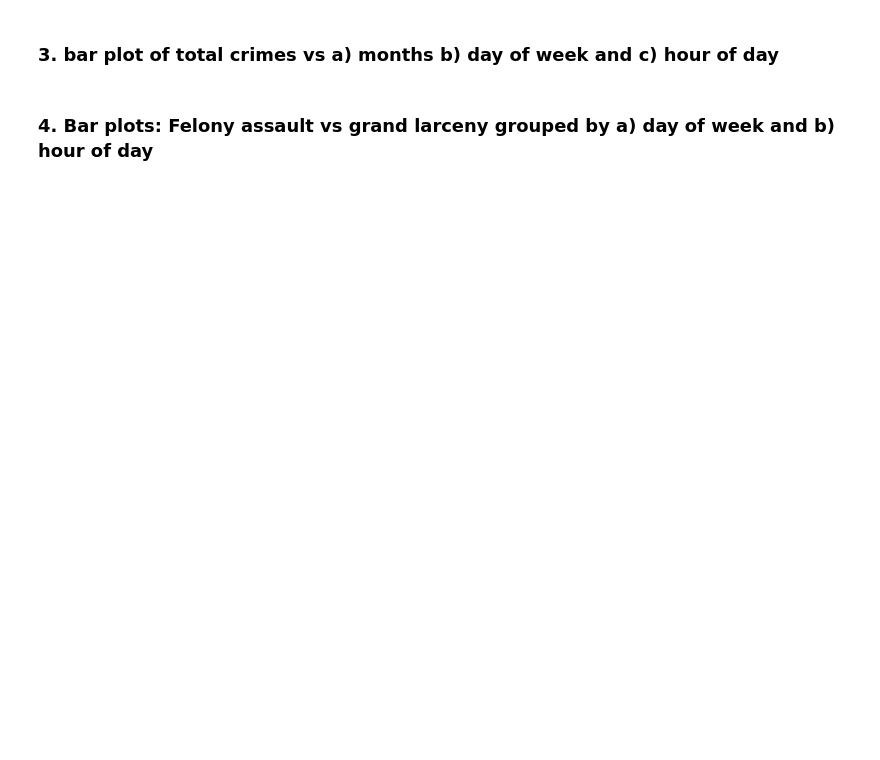
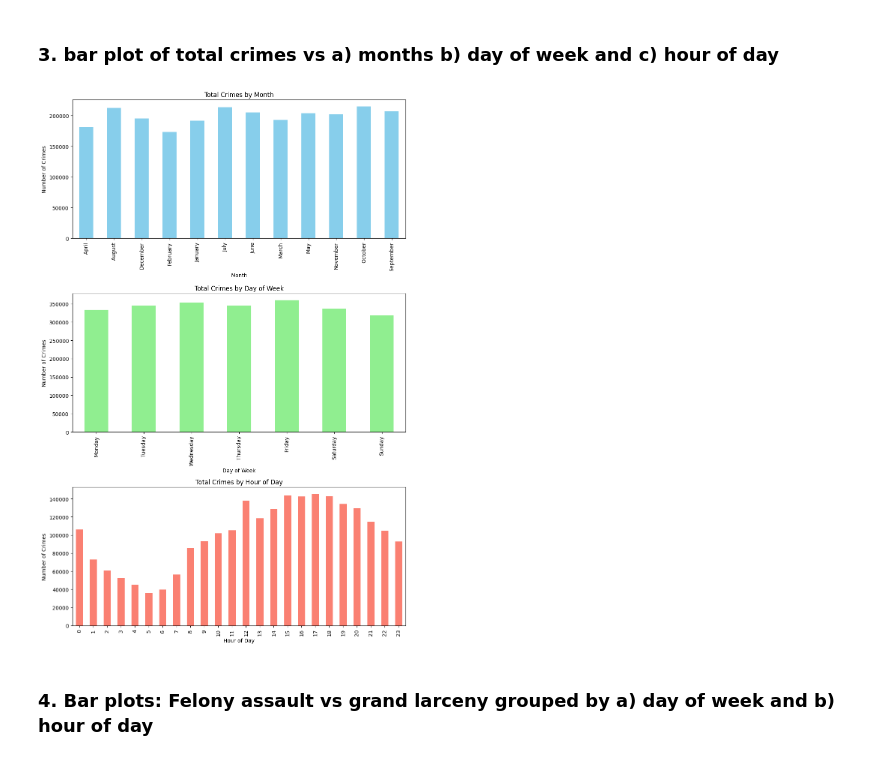
Before and after one commit to NORANKAM/Midterm, a Jupyter notebook: midterm_IADS2024.ipynb, the cells around one changed output. Cells and saved outputs as stored; diff of their text form; code cells hidden in the pictures; blank space fills up the shorter version.

```diff
--- a/midterm_IADS2024.ipynb
+++ b/midterm_IADS2024.ipynb
@@ -126,7 +143,8 @@ data.isna().sum()
 # %%
 data['CMPLNT_FR_DT'] = pd.to_datetime(data['CMPLNT_FR_DT'], errors='coerce')
 # %%
-data['CMPLNT_FR_TM'] = pd.to_datetime(data['CMPLNT_FR_TM'], format='%H:%M:%S', errors='coerce').dt.time
+data['CMPLNT_FR_TM'] = pd.to_datetime(data['CMPLNT_FR_TM'], format='%H:%M:%S', errors='coerce')
+data['hour'] = data['CMPLNT_FR_TM'].dt.hour  # Extract hour from the datetime object
 # %%
 print(data.CMPLNT_FR_DT.isna().sum())
 print(data.CMPLNT_FR_TM.isna().sum())
@@ -150,8 +168,18 @@ data.BORO_NM.unique()
 ## check the timeline of data
 print(data.sort_values(by='CMPLNT_FR_DT', ascending=True).head(3)['CMPLNT_FR_DT'])
 print(data.sort_values(by='CMPLNT_FR_DT', ascending=False).head(3)['CMPLNT_FR_DT'])
+# %%
+# Ensure CMPLNT_FR_DT is in datetime format to handle date filtering
+data['CMPLNT_FR_DT'] = pd.to_datetime(data['CMPLNT_FR_DT'], errors='coerce')
+
+# Drop rows with NaT in the date column after conversion
+data = data.dropna(subset=['CMPLNT_FR_DT'])
+print(data.shape)
 # %%
 # Todo: filter out the data before 2019-1-1
+# %%
+# Filter data to include only records from 2019
+data = data[data['CMPLNT_FR_DT'] >= '2019-01-01']
 # %%
 print(data.sort_values(by='CMPLNT_FR_DT', ascending=True).head(1)['CMPLNT_FR_DT'].values[0])
 print(data.sort_values(by='CMPLNT_FR_DT', ascending=False).head(1)['CMPLNT_FR_DT'].values[0])
@@ -162,3 +200,3 @@ data.PARKS_NM.unique()
 # %%
-data = data[data.PARKS_NM == '(null)']
-data.shape
+gdf_nyc_crimes = data[data.PARKS_NM == '(null)']
+gdf_nyc_crimes.shape
@@ -231,3 +499,56 @@ zips.plot(figsize=(8,8))
+# %%
+import pandas as pd
+import matplotlib.pyplot as plt
+import seaborn as sns
+
+
+# Ensure 'CMPLNT_FR_DT' is in datetime format
+data['CMPLNT_FR_DT'] = pd.to_datetime(data['CMPLNT_FR_DT'], errors='coerce')
+
+# Extract month and day of the week from the date
+data['month'] = data['CMPLNT_FR_DT'].dt.month_name()  # Month names
+data['day_of_week'] = data['CMPLNT_FR_DT'].dt.day_name()  # Day names
+
+# Extract hour from the time
+data['CMPLNT_FR_TM'] = pd.to_datetime(data['CMPLNT_FR_TM'], format='%H:%M:%S', errors='coerce')
+data['hour'] = data['CMPLNT_FR_TM'].dt.hour  # Extract hour from the datetime object
+
+# Group by month and count the number of crimes
+crimes_by_month = data['month'].value_counts().sort_index()
+
+# Group by day of week and count the number of crimes
+crimes_by_day = data['day_of_week'].value_counts().reindex([
+    'Monday', 'Tuesday', 'Wednesday', 'Thursday', 'Friday', 'Saturday', 'Sunday'
+]).fillna(0)
+
+# Group by hour and count the number of crimes
+crimes_by_hour = data['hour'].value_counts().sort_index()
+
+# Plotting
+fig, axs = plt.subplots(3, 1, figsize=(10, 15))
+
+# Bar plot for total crimes by month
+crimes_by_month.plot(kind='bar', ax=axs[0], color='skyblue')
+axs[0].set_title('Total Crimes by Month')
+axs[0].set_xlabel('Month')
+axs[0].set_ylabel('Number of Crimes')
+
+# Bar plot for total crimes by day of the week
+crimes_by_day.plot(kind='bar', ax=axs[1], color='lightgreen')
+axs[1].set_title('Total Crimes by Day of Week')
+axs[1].set_xlabel('Day of Week')
+axs[1].set_ylabel('Number of Crimes')
+
+# Bar plot for total crimes by hour
+crimes_by_hour.plot(kind='bar', ax=axs[2], color='salmon')
+axs[2].set_title('Total Crimes by Hour of Day')
+axs[2].set_xlabel('Hour of Day')
+axs[2].set_ylabel('Number of Crimes')
+
+plt.tight_layout()
+plt.show()
+# %% [output]
+[figure, added]
 # %% [markdown]
 ### 4. Bar plots: Felony assault vs grand larceny grouped by a) day of week and b) hour of day
 # %%
```
Also changed, not shown: parts of 70 cells of this notebook.
